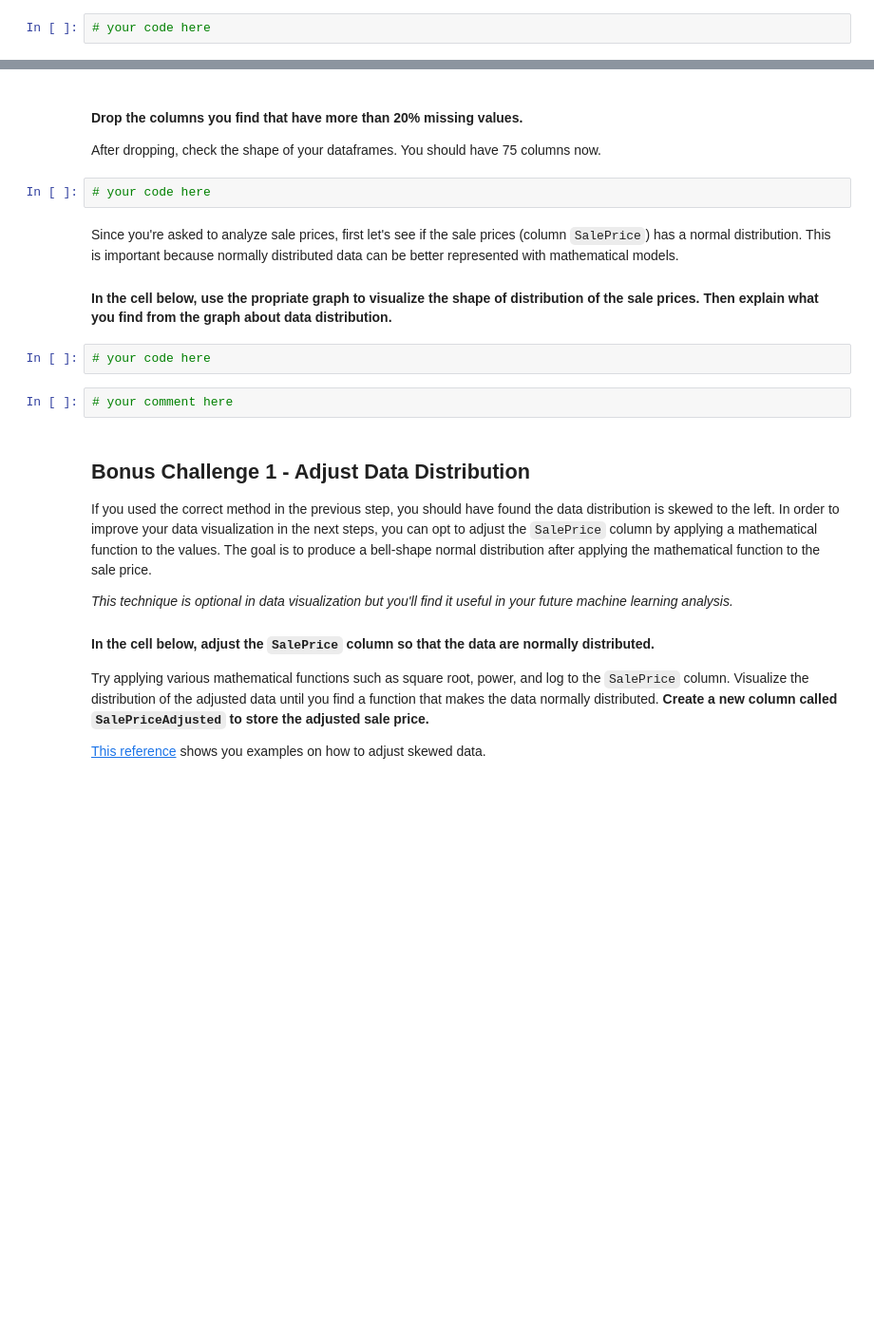
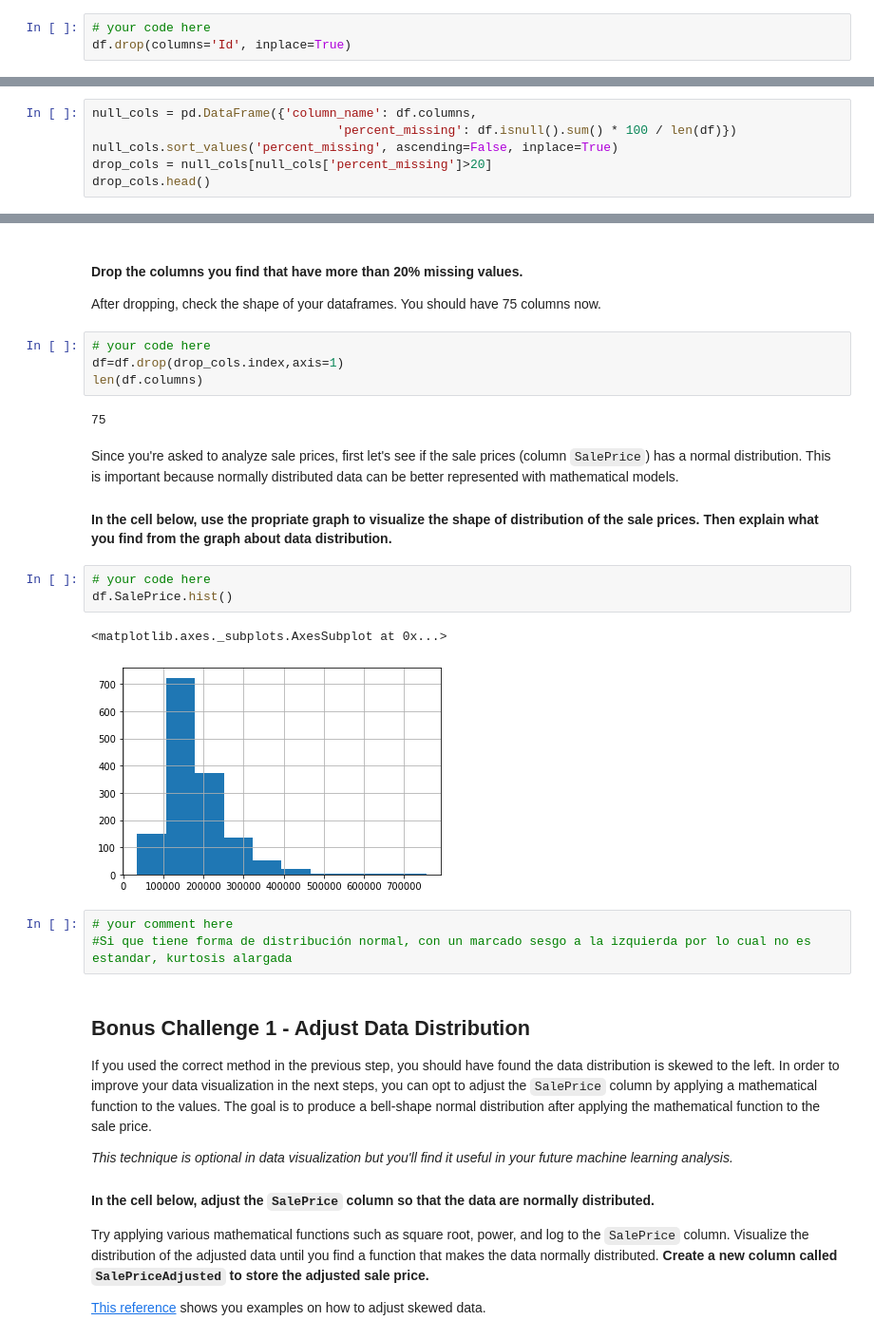
Before and after one commit to ta-datapt-bcn/lab-storytelling-data-visualization, a Jupyter notebook: your-code/main.ipynb, the cells around one changed output, grey strips where cells are left out. Shown at 95% size. Cells and saved outputs as stored; diff of their text form; blank space fills up the shorter version.

```diff
--- a/your-code/main.ipynb
+++ b/your-code/main.ipynb
@@ -37,6 +42,7 @@ You find the dataset has 81 columns which are a lot.
 #### Since the column `Id` is meaningless in our data visualization work, let's drop it
 # %%
 # your code here
+df.drop(columns='Id', inplace=True)
 # %% [markdown]
 You care about missing values. If a column has too many missing values, it is not reliable to use it to predict sales price.
 
@@ -51,0 +56,6 @@ Make a table containing the column name and the percentage of missing values. Pr
+# %%
+null_cols = pd.DataFrame({'column_name': df.columns,
+                                 'percent_missing': df.isnull().sum() * 100 / len(df)})
+null_cols.sort_values('percent_missing', ascending=False, inplace=True)
+drop_cols = null_cols[null_cols['percent_missing']>20]
+drop_cols.head()
@@ -53,16 +70,25 @@ Make a table containing the column name and the percentage of missing values. Pr
 #### Drop the columns you find that have more than 20% missing values.
 
 After dropping, check the shape of your dataframes. You should have 75 columns now.
-# %%
-# your code here
+# %%
+# your code here
+df=df.drop(drop_cols.index,axis=1)
+len(df.columns)
+# %% [output]
+75
 # %% [markdown]
 Since you're asked to analyze sale prices, first let's see if the sale prices (column `SalePrice`) has a normal distribution. This is important because normally distributed data can be better represented with mathematical models.
 
 #### In the cell below, use the propriate graph to visualize the shape of distribution of the sale prices. Then explain what you find from the graph about data distribution.
 # %%
 # your code here
+df.SalePrice.hist()
+# %% [output]
+<matplotlib.axes._subplots.AxesSubplot at 0x...>
+[figure, added]
-# %%
-# your comment here
+# %%
+# your comment here
+#Si que tiene forma de distribución normal, con un marcado sesgo a la izquierda por lo cual no es estandar, kurtosis alargada
 # %% [markdown]
 ## Bonus Challenge 1 - Adjust Data Distribution
 
```
Also changed, not shown: parts of 24 cells of this notebook, 1 other file.
